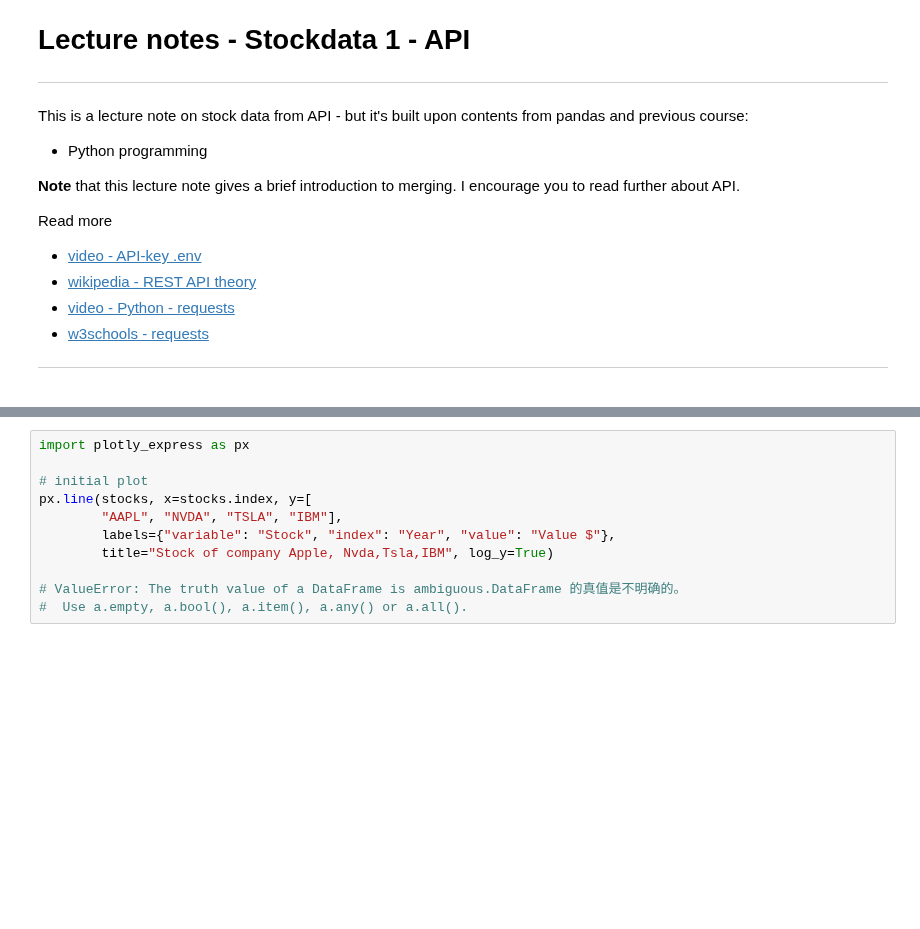
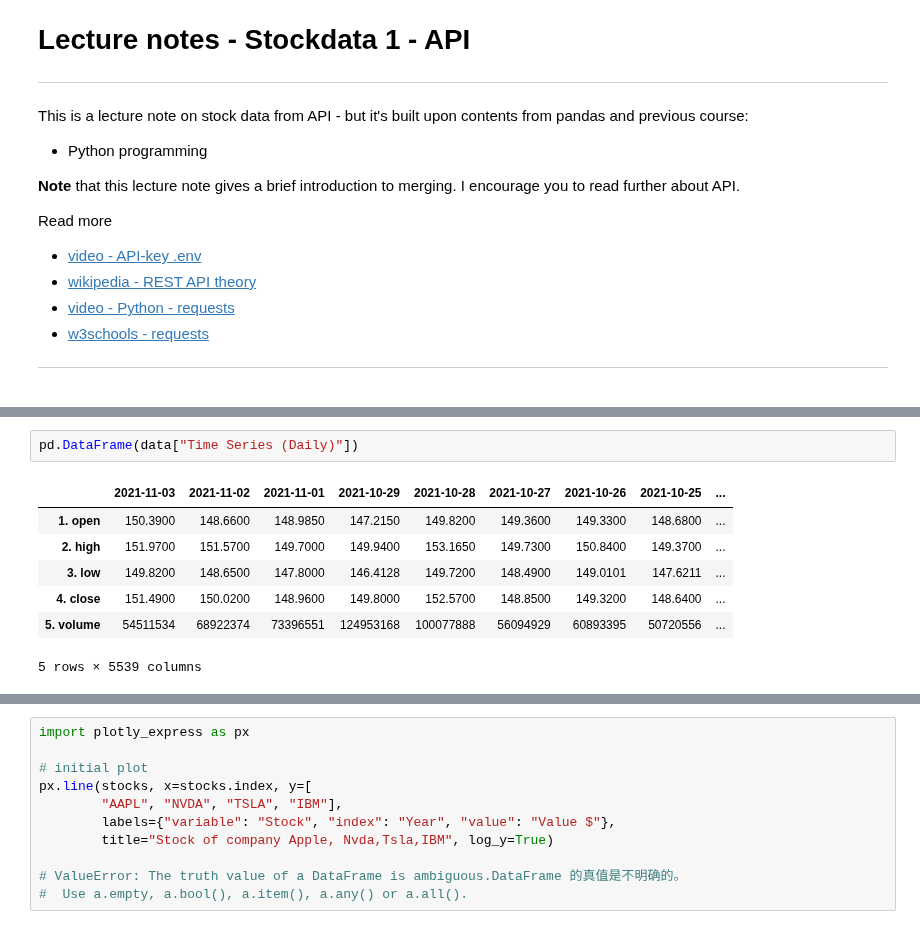
Before and after one commit to xjohansson/Databehandling_Xiu, a Jupyter notebook: code-alongs/L4.1-api-stocks_note.ipynb, the cells around one changed output, grey strips where cells are left out. Cells and saved outputs as stored; diff of their text form; blank space fills up the shorter version.

```diff
--- a/code-alongs/L4.1-api-stocks_note.ipynb
+++ b/code-alongs/L4.1-api-stocks_note.ipynb
@@ -44,0 +100,10 @@ ALPHA_API_KEY = ...
+# %%
+pd.DataFrame(data["Time Series (Daily)"])
+# %% [output]
+|  | 2021-11-03 | 2021-11-02 | 2021-11-01 | 2021-10-29 | 2021-10-28 | 2021-10-27 | 2021-10-26 | 2021-10-25 | ... |
+| 1. open | 150.3900 | 148.6600 | 148.9850 | 147.2150 | 149.8200 | 149.3600 | 149.3300 | 148.6800 | ... |
+| 2. high | 151.9700 | 151.5700 | 149.7000 | 149.9400 | 153.1650 | 149.7300 | 150.8400 | 149.3700 | ... |
+| 3. low | 149.8200 | 148.6500 | 147.8000 | 146.4128 | 149.7200 | 148.4900 | 149.0101 | 147.6211 | ... |
+| 4. close | 151.4900 | 150.0200 | 148.9600 | 149.8000 | 152.5700 | 148.8500 | 149.3200 | 148.6400 | ... |
+| 5. volume | 54511534 | 68922374 | 73396551 | 124953168 | 100077888 | 56094929 | 60893395 | 50720556 | ... |
+5 rows × 5539 columns
```
Also changed, not shown: parts of 16 cells of this notebook, 13 other files.
